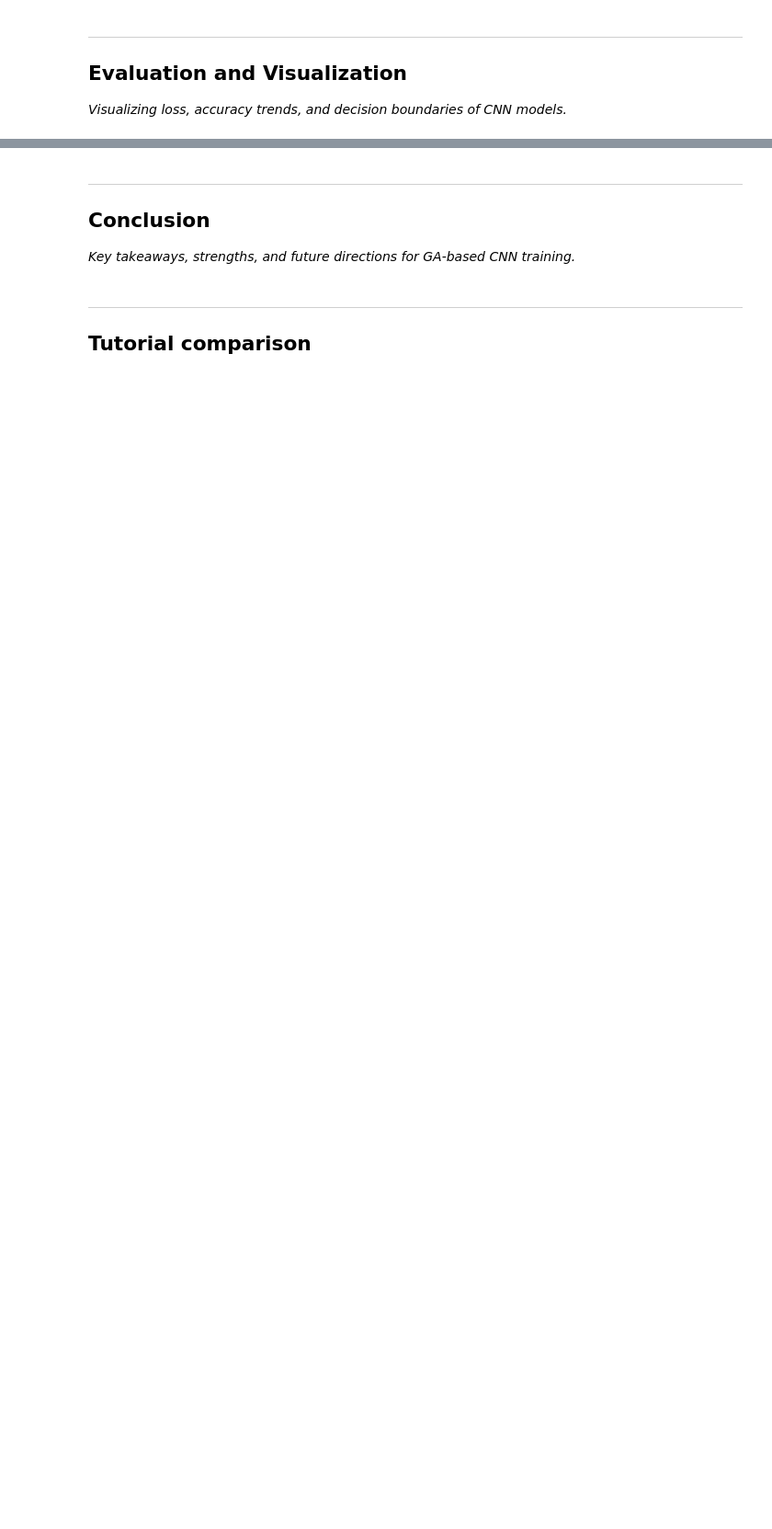
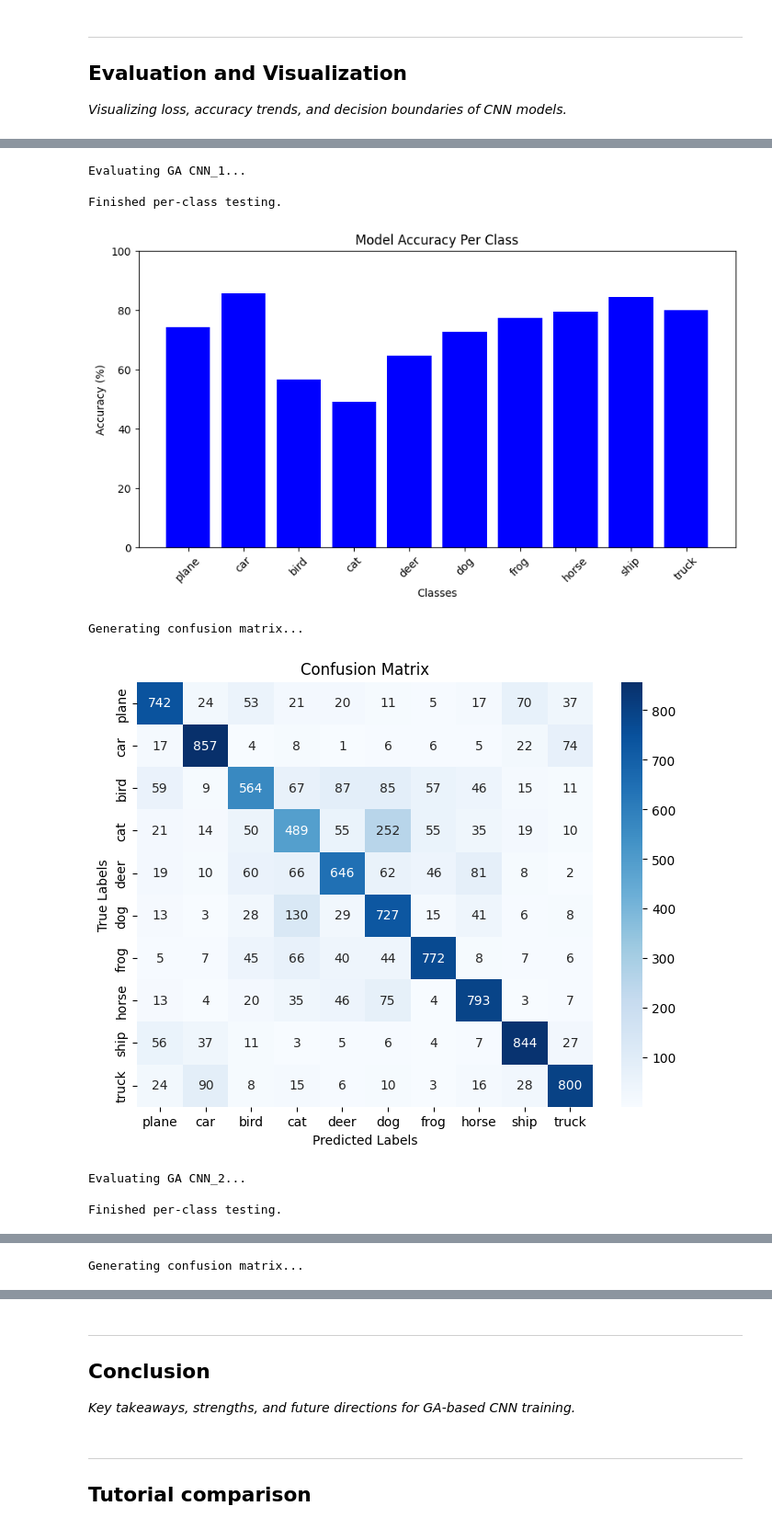
Before and after one commit to EmmanuelAdio/AAI-Coursework, a Jupyter notebook: AAI_Coursework_CNN_GA.ipynb, the cells around one changed output, grey strips where cells are left out. Shown at 92% size. Drawn from its saved outputs; the diff is of its cells as text; code cells hidden in the pictures; blank space fills up the shorter version.

```diff
--- a/AAI_Coursework_CNN_GA.ipynb
+++ b/AAI_Coursework_CNN_GA.ipynb
@@ -1274,9 +1278,9 @@ traditional_models_to_evaluate = {
 }
 
 ga_trained_models_to_evaluate = {
-    "GA CNN_1": ga_results["CNN_1"]["best_model"],
-    "GA CNN_2": ga_results["CNN_2"]["best_model"],
-    "GA LeNet-5": ga_results["LeNet-5"]["best_model"]
+    "CNN_1": ga_results["CNN_1"]["best_model"],
+    "CNN_2": ga_results["CNN_2"]["best_model"],
+    "LeNet-5": ga_results["LeNet-5"]["best_model"]
 }
 
 ensemble_models_to_evaluate = {
@@ -1298,13 +1321,25 @@ for model_name, model in traditional_models_to_evaluate.items():
 # %%
 # Evaluate and visualize best models from GA optimised models
 for model_name, model in ga_trained_models_to_evaluate.items():
-    print(f"\nEvaluating {model_name}...\n")
+    print(f"\nEvaluating GA {model_name}...\n")
     results = evaluate_model(model, testloader, classes, use_gpu=USE_GPU)
 
     visualize_evaluation_results(results, classes)
 
+    model_name2 = "GA " + model_name
+
     # Store results
-    evaluation_results[model_name] = {
+    evaluation_results[model_name2] = {
         "accuracy": results["accuracy"],
         "training_time": sum(ga_results[model_name]["generation_times"])
     }
+# %% [output]
+Evaluating GA CNN_1...
+
+Finished per-class testing.
+[figure, added]
+Generating confusion matrix...
+[figure, added]
+Evaluating GA CNN_2...
+
+Finished per-class testing.
@@ -1310,0 +1347 @@ for model_name, model in ga_trained_models_to_evaluate.items():
+Generating confusion matrix...
```
Also changed, not shown: parts of 21 cells of this notebook.
